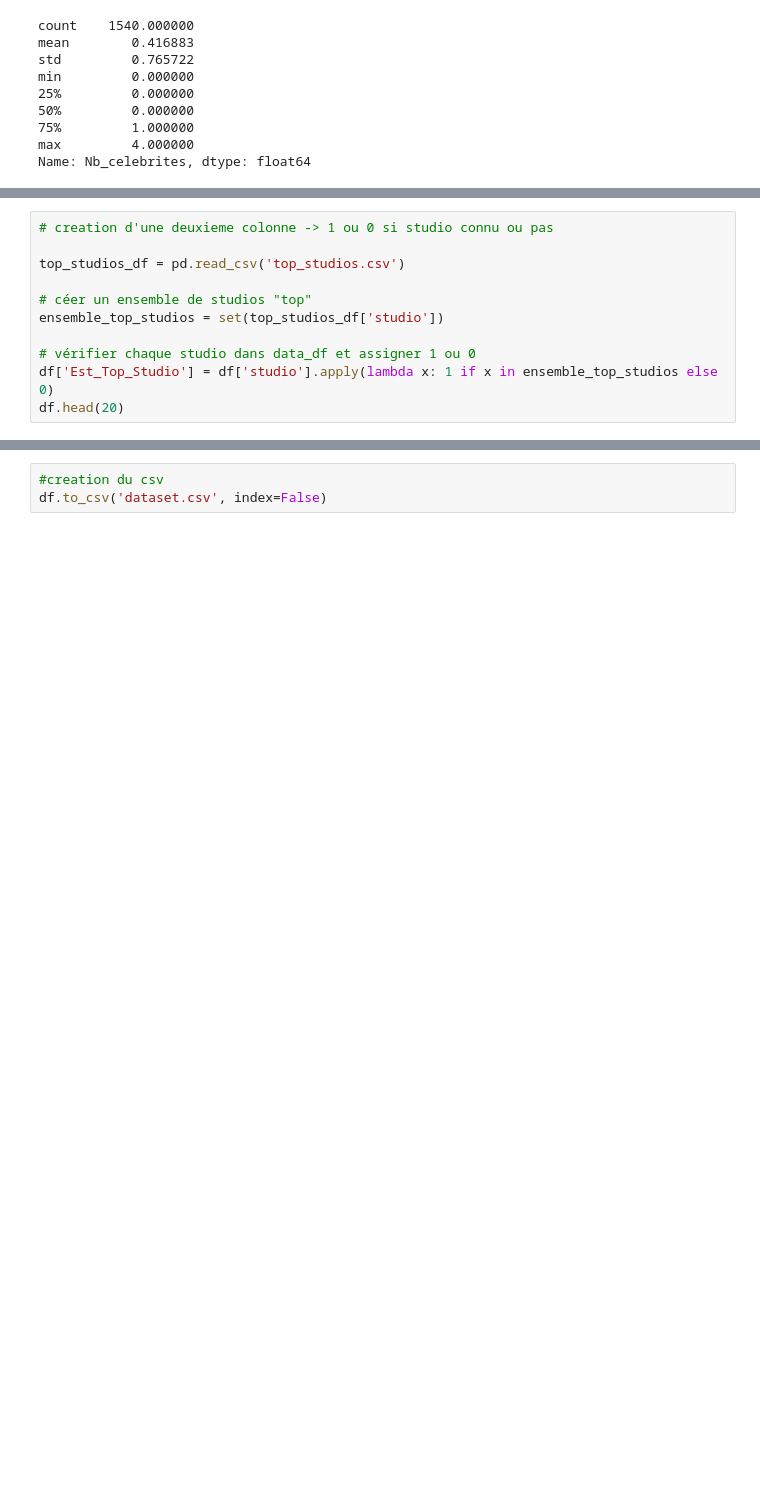
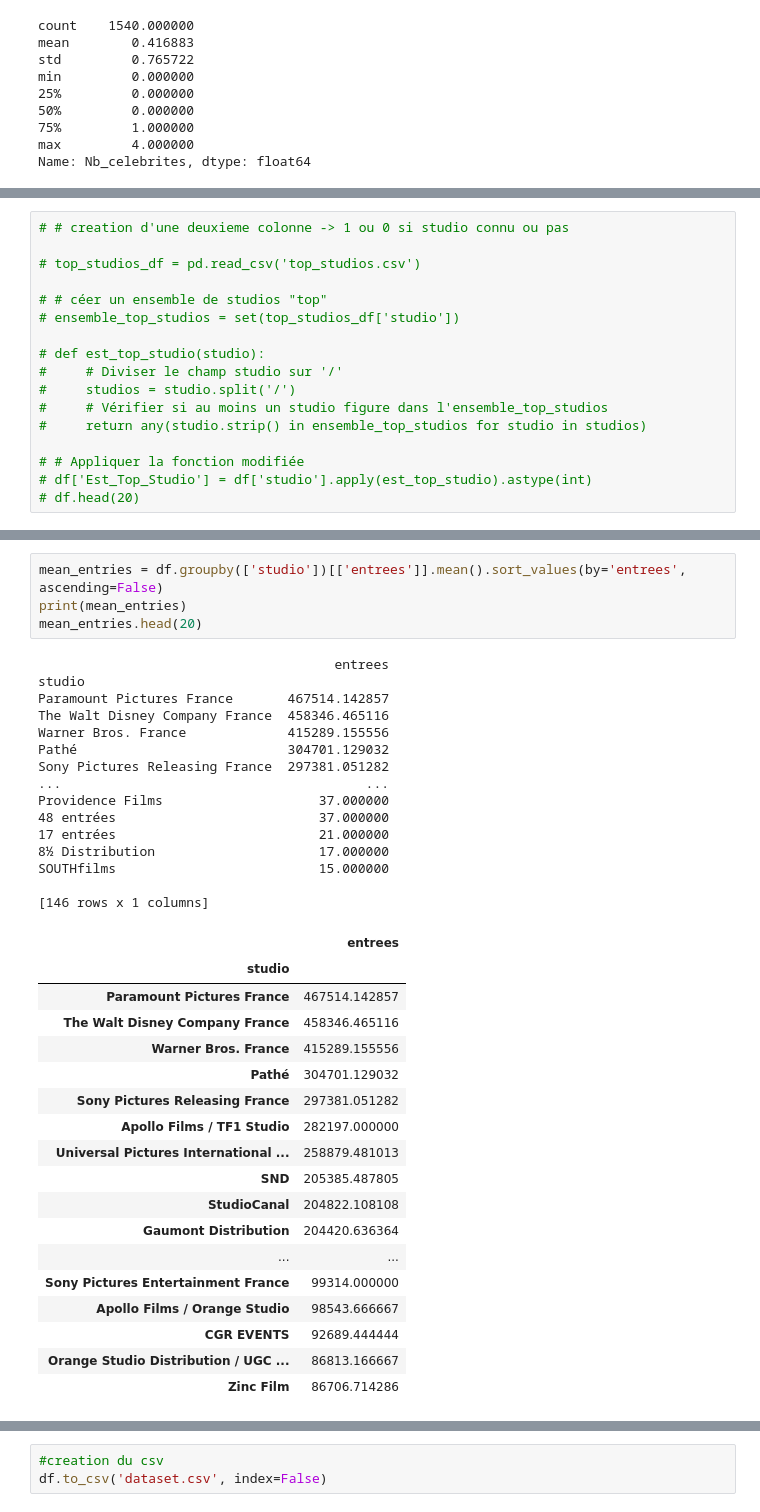
Before and after one commit to Melobgn/cinema_prediction, a Jupyter notebook: feature_engineering.ipynb, the cells around one changed output, grey strips where cells are left out. Cells and saved outputs as stored; diff of their text form; blank space fills up the shorter version.

Commit message:
màjs studios

```diff
--- a/feature_engineering.ipynb
+++ b/feature_engineering.ipynb
@@ -154,13 +154,19 @@ lignes_correspondantes
 | 266 | Maïwenn,Johnny Depp,Benjamin Lave... | 10 | 117 | 45029 | Drame,Historique,Romance | France | Maïwenn | Le Pacte | Jeanne du Barry | 4 |
 | 1460 | Guillaume Canet,Virginie Efira,Ma... | 10 | 88 | 120111 | Drame,Thriller | France | Guillaume Canet | Pathé | Lui | 4 |
 # %%
-# creation d'une deuxieme colonne -> 1 ou 0 si studio connu ou pas
+# # creation d'une deuxieme colonne -> 1 ou 0 si studio connu ou pas
 
-top_studios_df = pd.read_csv('top_studios.csv')
+# top_studios_df = pd.read_csv('top_studios.csv')
 
-# céer un ensemble de studios "top"
-ensemble_top_studios = set(top_studios_df['studio'])
+# # céer un ensemble de studios "top"
+# ensemble_top_studios = set(top_studios_df['studio'])
 
-# vérifier chaque studio dans data_df et assigner 1 ou 0
-df['Est_Top_Studio'] = df['studio'].apply(lambda x: 1 if x in ensemble_top_studios else 0)
-df.head(20)
+# def est_top_studio(studio):
+#     # Diviser le champ studio sur '/'
+#     studios = studio.split('/')
+#     # Vérifier si au moins un studio figure dans l'ensemble_top_studios
+#     return any(studio.strip() in ensemble_top_studios for studio in studios)
+
+# # Appliquer la fonction modifiée
+# df['Est_Top_Studio'] = df['studio'].apply(est_top_studio).astype(int)
+# df.head(20)
@@ -184,0 +176,38 @@ df.head(20)
+# %%
+mean_entries = df.groupby(['studio'])[['entrees']].mean().sort_values(by='entrees', ascending=False)
+print(mean_entries)
+mean_entries.head(20)
+# %% [output]
+                                      entrees
+studio
+Paramount Pictures France       467514.142857
+The Walt Disney Company France  458346.465116
+Warner Bros. France             415289.155556
+Pathé                           304701.129032
+Sony Pictures Releasing France  297381.051282
+...                                       ...
+Providence Films                    37.000000
+48 entrées                          37.000000
+17 entrées                          21.000000
+8½ Distribution                     17.000000
+SOUTHfilms                          15.000000
+
+[146 rows x 1 columns]
+|  | entrees |
+| studio |  |
+| Paramount Pictures France | 467514.142857 |
+| The Walt Disney Company France | 458346.465116 |
+| Warner Bros. France | 415289.155556 |
+| Pathé | 304701.129032 |
+| Sony Pictures Releasing France | 297381.051282 |
+| Apollo Films / TF1 Studio | 282197.000000 |
+| Universal Pictures International ... | 258879.481013 |
+| SND | 205385.487805 |
+| StudioCanal | 204822.108108 |
+| Gaumont Distribution | 204420.636364 |
+| ... | ... |
+| Sony Pictures Entertainment France | 99314.000000 |
+| Apollo Films / Orange Studio | 98543.666667 |
+| CGR EVENTS | 92689.444444 |
+| Orange Studio Distribution / UGC ... | 86813.166667 |
+| Zinc Film | 86706.714286 |
```
Also changed, not shown: parts of 5 cells of this notebook, 2 other files.
